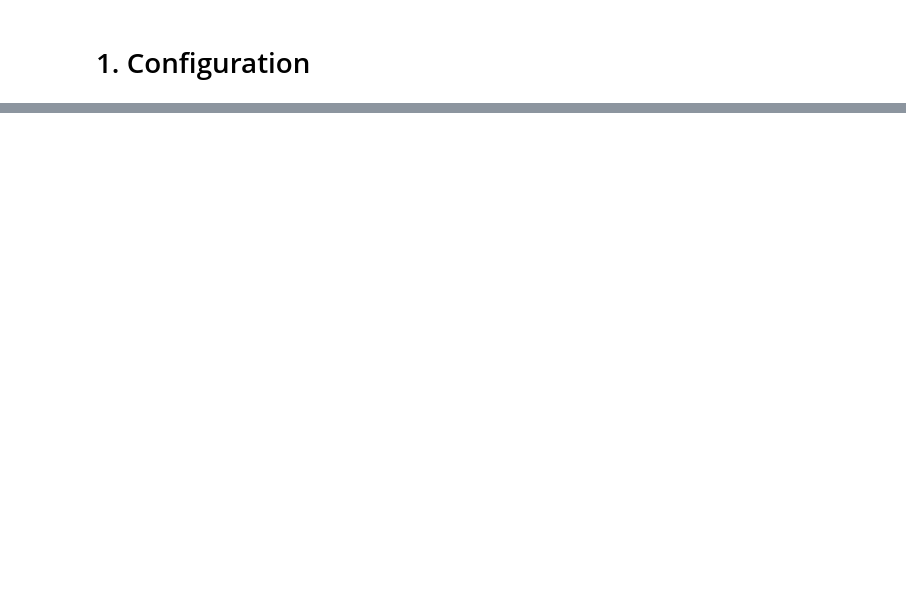
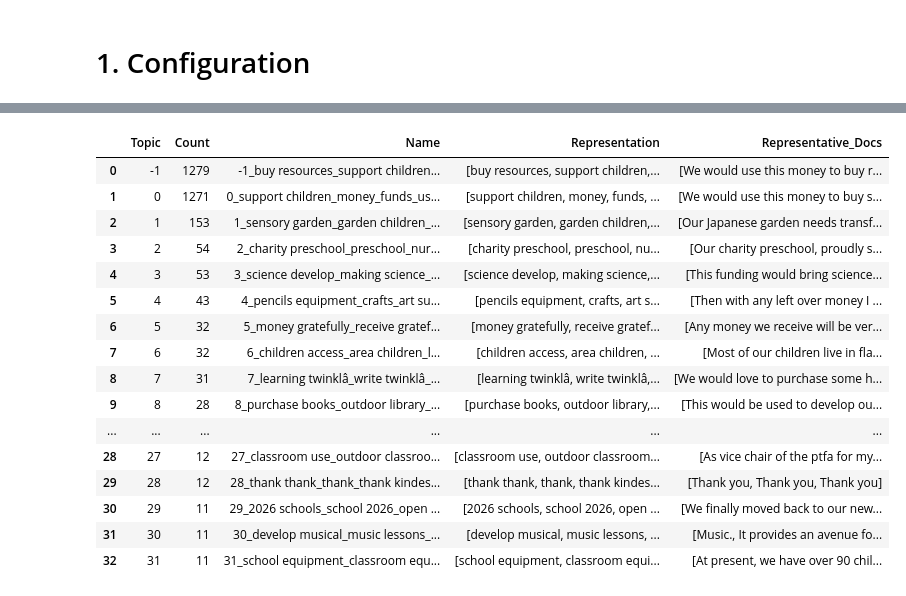
Before and after one commit to lynn-twinkl/grant-applications-app, a Jupyter notebook: notebooks/app_pipeline.ipynb, the cells around one changed output, grey strips where cells are left out. Saved outputs shown, nothing was run; the diff lists cells and outputs as text; code cells hidden in the pictures; blank space fills up the shorter version.

```diff
--- a/notebooks/app_pipeline.ipynb
+++ b/notebooks/app_pipeline.ipynb
@@ -77,0 +184,21 @@ df.head(3)
+# %%
+pd.set_option('display.max_rows', None)
+topic_model.get_topic_info()
+# %% [output]
+|  | Topic | Count | Name | Representation | Representative_Docs |
+| 0 | -1 | 1279 | -1_buy resources_support children... | [buy resources, support children,... | [We would use this money to buy r... |
+| 1 | 0 | 1271 | 0_support children_money_funds_us... | [support children, money, funds, ... | [We would use this money to buy s... |
+| 2 | 1 | 153 | 1_sensory garden_garden children_... | [sensory garden, garden children,... | [Our Japanese garden needs transf... |
+| 3 | 2 | 54 | 2_charity preschool_preschool_nur... | [charity preschool, preschool, nu... | [Our charity preschool, proudly s... |
+| 4 | 3 | 53 | 3_science develop_making science_... | [science develop, making science,... | [This funding would bring science... |
+| 5 | 4 | 43 | 4_pencils equipment_crafts_art su... | [pencils equipment, crafts, art s... | [Then with any left over money I ... |
+| 6 | 5 | 32 | 5_money gratefully_receive gratef... | [money gratefully, receive gratef... | [Any money we receive will be ver... |
+| 7 | 6 | 32 | 6_children access_area children_l... | [children access, area children, ... | [Most of our children live in fla... |
+| 8 | 7 | 31 | 7_learning twinklâ_write twinklâ_... | [learning twinklâ, write twinklâ,... | [We would love to purchase some h... |
+| 9 | 8 | 28 | 8_purchase books_outdoor library_... | [purchase books, outdoor library,... | [This would be used to develop ou... |
+| ... | ... | ... | ... | ... | ... |
+| 28 | 27 | 12 | 27_classroom use_outdoor classroo... | [classroom use, outdoor classroom... | [As vice chair of the ptfa for my... |
+| 29 | 28 | 12 | 28_thank thank_thank_thank kindes... | [thank thank, thank, thank kindes... | [Thank you, Thank you, Thank you] |
+| 30 | 29 | 11 | 29_2026 schools_school 2026_open ... | [2026 schools, school 2026, open ... | [We finally moved back to our new... |
+| 31 | 30 | 11 | 30_develop musical_music lessons_... | [develop musical, music lessons, ... | [Music., It provides an avenue fo... |
+| 32 | 31 | 11 | 31_school equipment_classroom equ... | [school equipment, classroom equi... | [At present, we have over 90 chil... |
```
Also changed, not shown: parts of 19 cells of this notebook.
